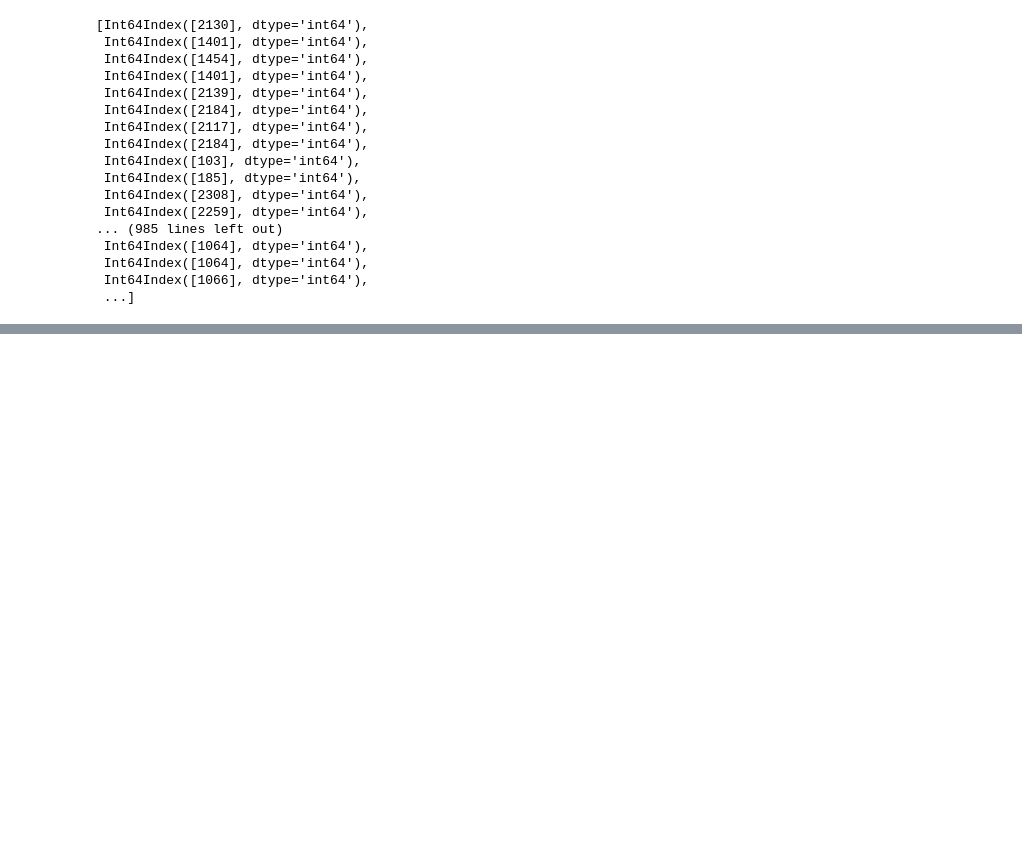
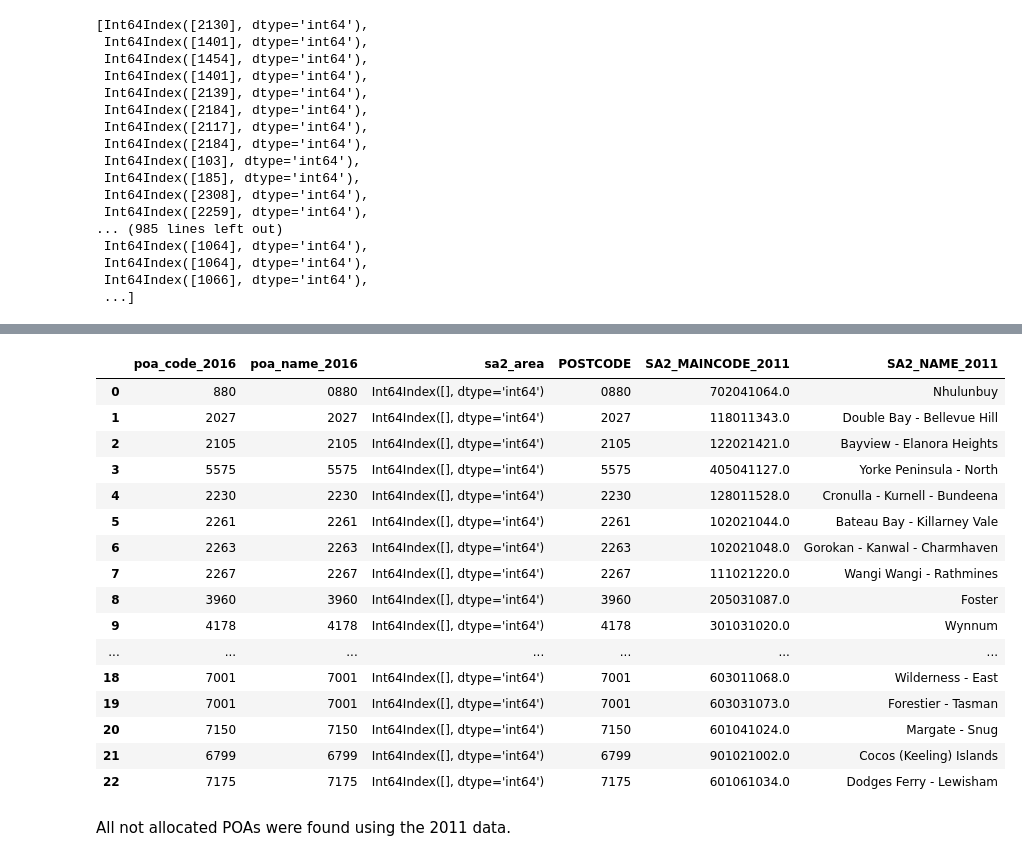
Before and after one commit to MAST30034-Applied-Data-Science/generic-buy-now-pay-later-project-group-11, a Jupyter notebook: notebooks/download_external_datasets.ipynb, the cells around one changed output, grey strips where cells are left out. Saved outputs shown, nothing was run; the diff lists cells and outputs as text; code cells hidden in the pictures; blank space fills up the shorter version.

Commit message:
check for not allocated poa from 2011 dataset

```diff
--- a/notebooks/download_external_datasets.ipynb
+++ b/notebooks/download_external_datasets.ipynb
@@ -234,0 +278,9 @@ ImportError: Spatial indexes require either `rtree` or `pygeos`. See installatio
+# %%
+# check the postcodes not allocated
+undef_poa_ind = []
+for i in range(len(sa2_list)):
+    try:
+        sa2_list[i] = sa2_list[i][0]
+    except IndexError:
+        undef_poa_ind.append(i)
+        print(i)
@@ -234,0 +305,3 @@ ImportError: Spatial indexes require either `rtree` or `pygeos`. See installatio
+# %%
+df_undef_poa = (poa_bound[poa_bound.index.isin(undef_poa_ind)]
+                [['poa_code_2016', 'poa_name_2016', 'sa2_area']])
@@ -234,0 +338,26 @@ ImportError: Spatial indexes require either `rtree` or `pygeos`. See installatio
+# %%
+# only get the SA2 with highest percentage
+idx = poa_to_sa2.groupby(['POSTCODE'])['PERCENTAGE'].transform(max) == poa_to_sa2['PERCENTAGE']
+high_perc_sa2_poa = poa_to_sa2[idx].reset_index(drop=True)
+# %%
+pd.merge(df_undef_poa, high_perc_sa2_poa[['POSTCODE', 'SA2_MAINCODE_2011', 'SA2_NAME_2011']], how='left', left_on='poa_name_2016', right_on='POSTCODE')
+# %% [output]
+|  | poa_code_2016 | poa_name_2016 | sa2_area | POSTCODE | SA2_MAINCODE_2011 | SA2_NAME_2011 |
+| 0 | 880 | 0880 | Int64Index([], dtype='int64') | 0880 | 702041064.0 | Nhulunbuy |
+| 1 | 2027 | 2027 | Int64Index([], dtype='int64') | 2027 | 118011343.0 | Double Bay - Bellevue Hill |
+| 2 | 2105 | 2105 | Int64Index([], dtype='int64') | 2105 | 122021421.0 | Bayview - Elanora Heights |
+| 3 | 5575 | 5575 | Int64Index([], dtype='int64') | 5575 | 405041127.0 | Yorke Peninsula - North |
+| 4 | 2230 | 2230 | Int64Index([], dtype='int64') | 2230 | 128011528.0 | Cronulla - Kurnell - Bundeena |
+| 5 | 2261 | 2261 | Int64Index([], dtype='int64') | 2261 | 102021044.0 | Bateau Bay - Killarney Vale |
+| 6 | 2263 | 2263 | Int64Index([], dtype='int64') | 2263 | 102021048.0 | Gorokan - Kanwal - Charmhaven |
+| 7 | 2267 | 2267 | Int64Index([], dtype='int64') | 2267 | 111021220.0 | Wangi Wangi - Rathmines |
+| 8 | 3960 | 3960 | Int64Index([], dtype='int64') | 3960 | 205031087.0 | Foster |
+| 9 | 4178 | 4178 | Int64Index([], dtype='int64') | 4178 | 301031020.0 | Wynnum |
+| ... | ... | ... | ... | ... | ... | ... |
+| 18 | 7001 | 7001 | Int64Index([], dtype='int64') | 7001 | 603011068.0 | Wilderness - East |
+| 19 | 7001 | 7001 | Int64Index([], dtype='int64') | 7001 | 603031073.0 | Forestier - Tasman |
+| 20 | 7150 | 7150 | Int64Index([], dtype='int64') | 7150 | 601041024.0 | Margate - Snug |
+| 21 | 6799 | 6799 | Int64Index([], dtype='int64') | 6799 | 901021002.0 | Cocos (Keeling) Islands |
+| 22 | 7175 | 7175 | Int64Index([], dtype='int64') | 7175 | 601061034.0 | Dodges Ferry - Lewisham |
+# %% [markdown]
+All not allocated POAs were found using the 2011 data.
```
Also changed, not shown: parts of 16 cells of this notebook.
